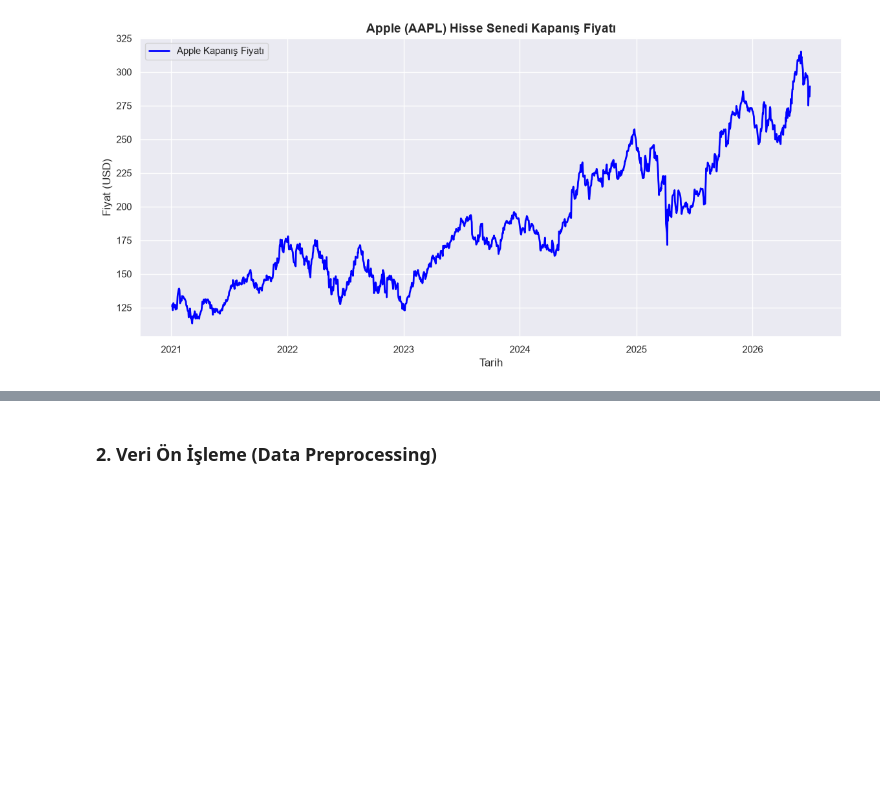
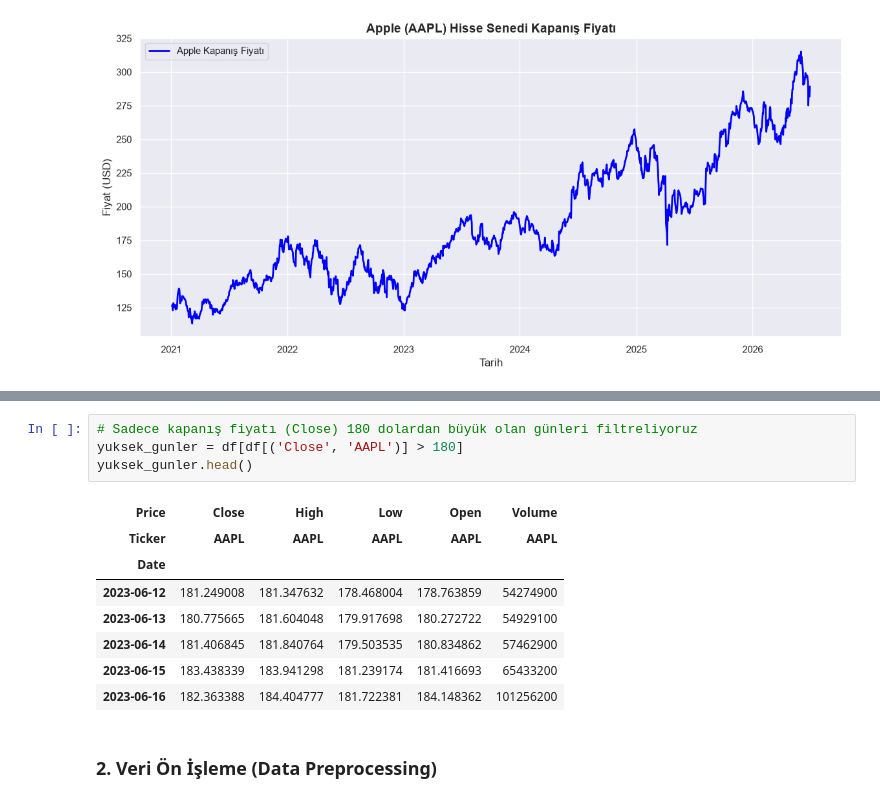
Before and after one commit to elifece91/stock-prediction-project, a Jupyter notebook: Apple_Stock_Prediction.ipynb, the cells around one changed output, grey strips where cells are left out. Drawn from its saved outputs; the diff is of its cells as text; blank space fills up the shorter version.

```diff
--- a/Apple_Stock_Prediction.ipynb
+++ b/Apple_Stock_Prediction.ipynb
@@ -34,3 +68,16 @@ plt.show()
+# %%
+# Sadece kapanış fiyatı (Close) 180 dolardan büyük olan günleri filtreliyoruz
+yuksek_gunler = df[df[('Close', 'AAPL')] > 180]
+yuksek_gunler.head()
+# %% [output]
+| Price | Close | High | Low | Open | Volume |
+| Ticker | AAPL | AAPL | AAPL | AAPL | AAPL |
+| Date |  |  |  |  |  |
+| 2023-06-12 | 181.249008 | 181.347632 | 178.468004 | 178.763859 | 54274900 |
+| 2023-06-13 | 180.775665 | 181.604048 | 179.917698 | 180.272722 | 54929100 |
+| 2023-06-14 | 181.406845 | 181.840764 | 179.503535 | 180.834862 | 57462900 |
+| 2023-06-15 | 183.438339 | 183.941298 | 181.239174 | 181.416693 | 65433200 |
+| 2023-06-16 | 182.363388 | 184.404777 | 181.722381 | 184.148362 | 101256200 |
 # %% [markdown]
 ### 2. Veri Ön İşleme (Data Preprocessing)
 # %%
```
Also changed, not shown: parts of 4 cells of this notebook, 1 other file.
